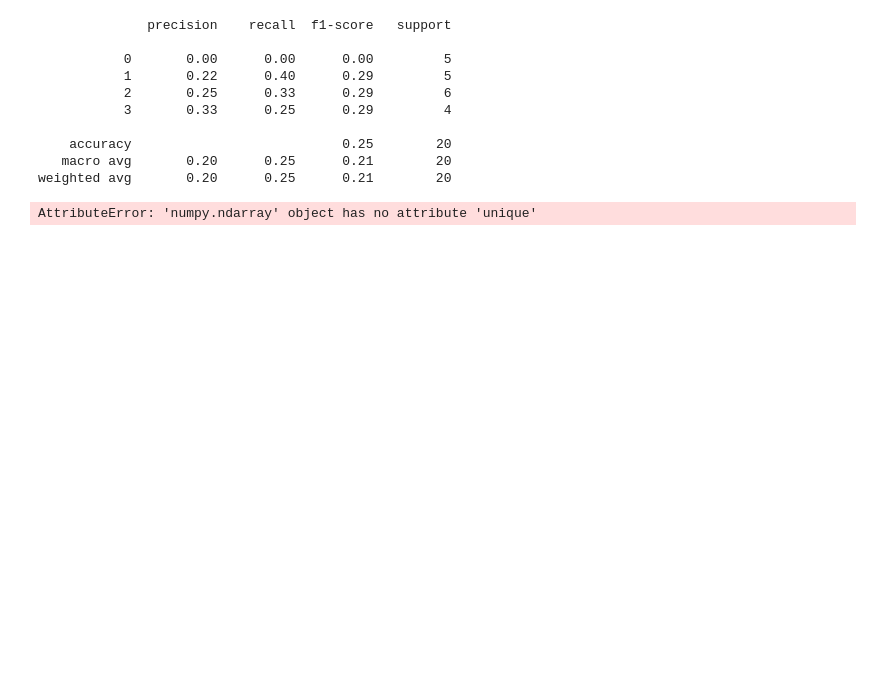
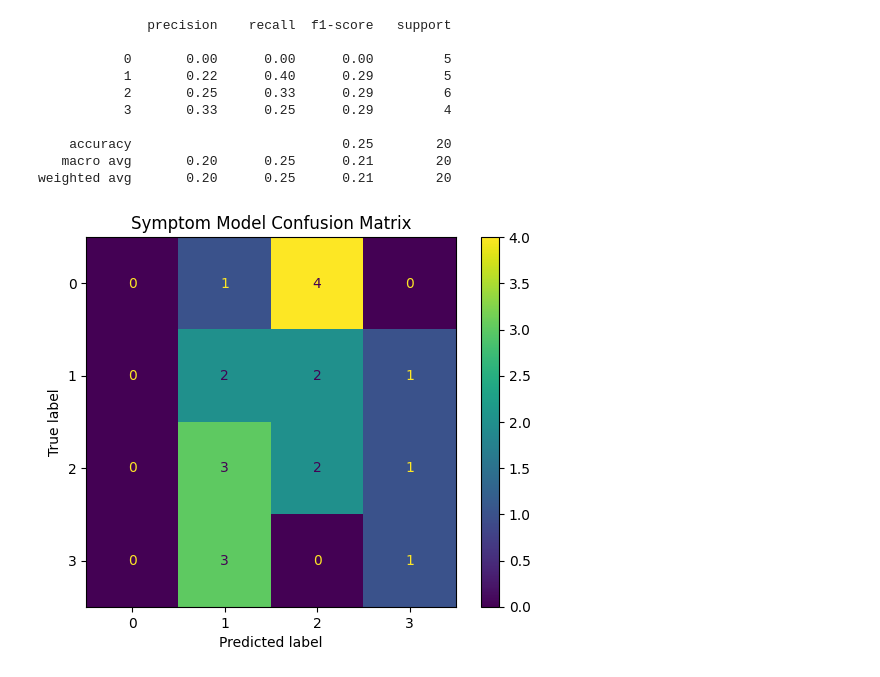
Before and after one commit to Sou963/LSD-for-research, a Jupyter notebook: LSD.ipynb, the cells around one changed output. Cells and saved outputs as stored; diff of their text form; code cells hidden in the pictures; blank space fills up the shorter version.

```diff
--- a/LSD.ipynb
+++ b/LSD.ipynb
@@ -1412,17 +1412,18 @@ weighted avg       0.20      0.25      0.21        20
 # %%
 from sklearn.metrics import confusion_matrix, ConfusionMatrixDisplay
 import matplotlib.pyplot as plt
+import numpy as np
 
 cm = confusion_matrix(y_test, y_pred)
 
 disp = ConfusionMatrixDisplay(
     confusion_matrix=cm,
-    display_labels=sorted(y_test.unique())
+    display_labels=sorted(np.unique(y_test))
 )
 
 disp.plot()
 
 plt.title("Symptom Model Confusion Matrix")
 plt.show()
 # %% [output]
-AttributeError: 'numpy.ndarray' object has no attribute 'unique'
+[figure, added]
```
Also changed, not shown: parts of 8 cells of this notebook.
